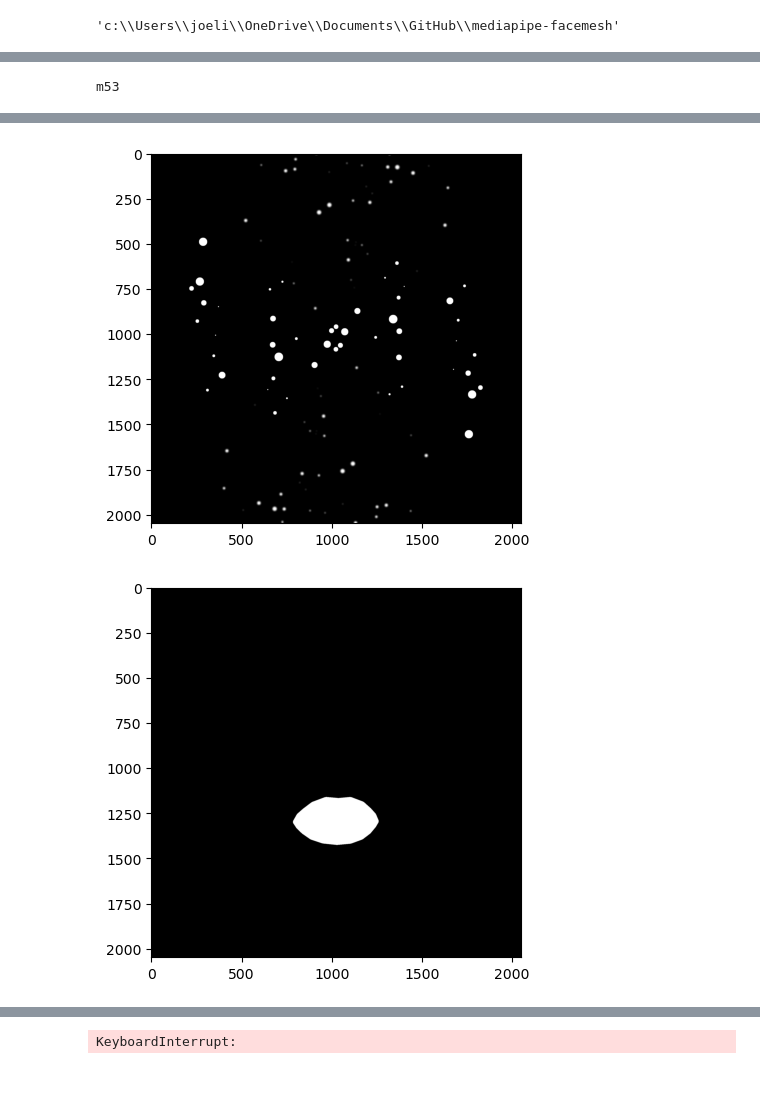
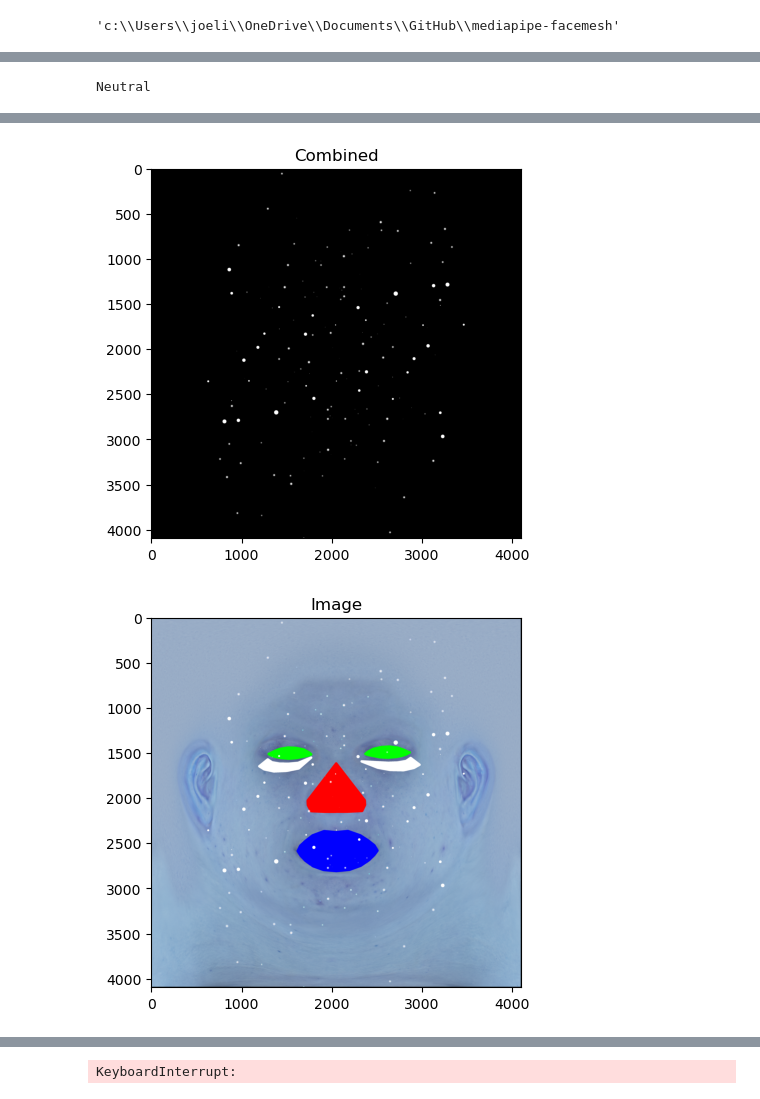
Before and after one commit to jj-tech-io/mediapipe-facemesh, a Jupyter notebook: segment.ipynb, the cells around one changed output, grey strips where cells are left out. Drawn from its saved outputs; the diff is of its cells as text; code cells hidden in the pictures.

```diff
--- a/segment.ipynb
+++ b/segment.ipynb
@@ -481,16 +480,19 @@ def draw_blemishes(image, face_landmarks, blemish_landmarks, color=(255,255,255)
         cv2.circle(image, (x, y), size, color, -1)  # -1 thickness makes circle filled
 
     return image
-images = os.listdir(r"C:\\Users\\joeli\\Dropbox\\AE_InputModels")
-mask_directory = r"C:\Users\joeli\Dropbox\AE_InputModels\masks\freckles"
+
+mask_directory = r"images"
 color_dict = {
     'lips': (255, 0, 0),
     'eyes': (0, 255, 0),
     'nose': (0, 0, 255),
     'bags': (255,255,255)
 }
-image_path = r"C:\Users\joeli\Dropbox\AE_InputModels\m53.png"
-title = "m53"
+
+neutral_path = r"images/models_4k/m141_4k.png"
+aged_path = r"images/models_4k/m141_4k.png"
+image_path = neutral_path
+title = "Neutral"
 print(title)
 
 # Load the image
@@ -600,12 +602,15 @@ with mp.solutions.face_mesh.FaceMesh(
     # combined_mask = cv2.GaussianBlur(combined_mask, (15,15), cv2.BORDER_DEFAULT)
     plt.imshow(combined_mask)
     cv2.imwrite('combined_mask.png', combined_mask)
+    plt.title('Combined')
     plt.show()
 
     #show mask on image
     image = cv2.bitwise_or(image, combined_mask)
     image = cv2.cvtColor(image, cv2.COLOR_BGR2RGB)
     plt.imshow(image)
+    plt.title('Image')
+    plt.show()
     #save lips mask as just lips in black and white
     lips = np.zeros(image.shape, dtype=np.uint8)
     lips = draw_lines(lips, face_landmarks, LIPS, color=(255,255,255))
@@ -616,8 +621,10 @@ with mp.solutions.face_mesh.FaceMesh(
         cv2.drawContours(lips, [contour], 0, (255, 255, 255), -1)
     # lips = cv2.GaussianBlur(lips, (15,15), cv2.BORDER_DEFAULT)
     plt.imshow(lips)
+    plt.title('Lips')
+    plt.show()
     cv2.imwrite('lips_mask.png', lips)
 
     #load
 # %% [output]
-m53
+Neutral
@@ -626,2 +635,2 @@ m53
-[figure, old version]
+[figure, new version]
-[figure, old version]
+[figure, new version]
```
Also changed, not shown: parts of 8 cells of this notebook, 27 other files.
